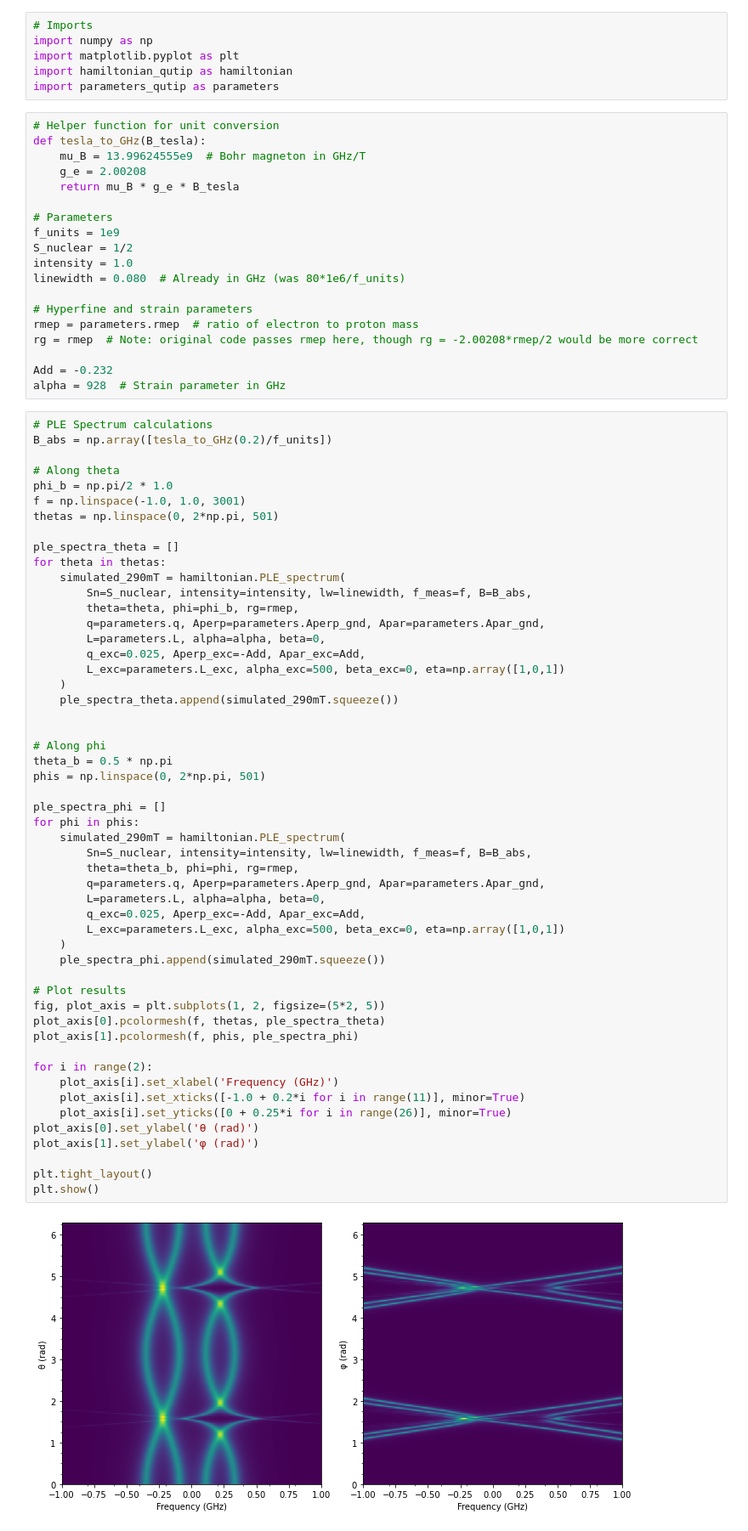
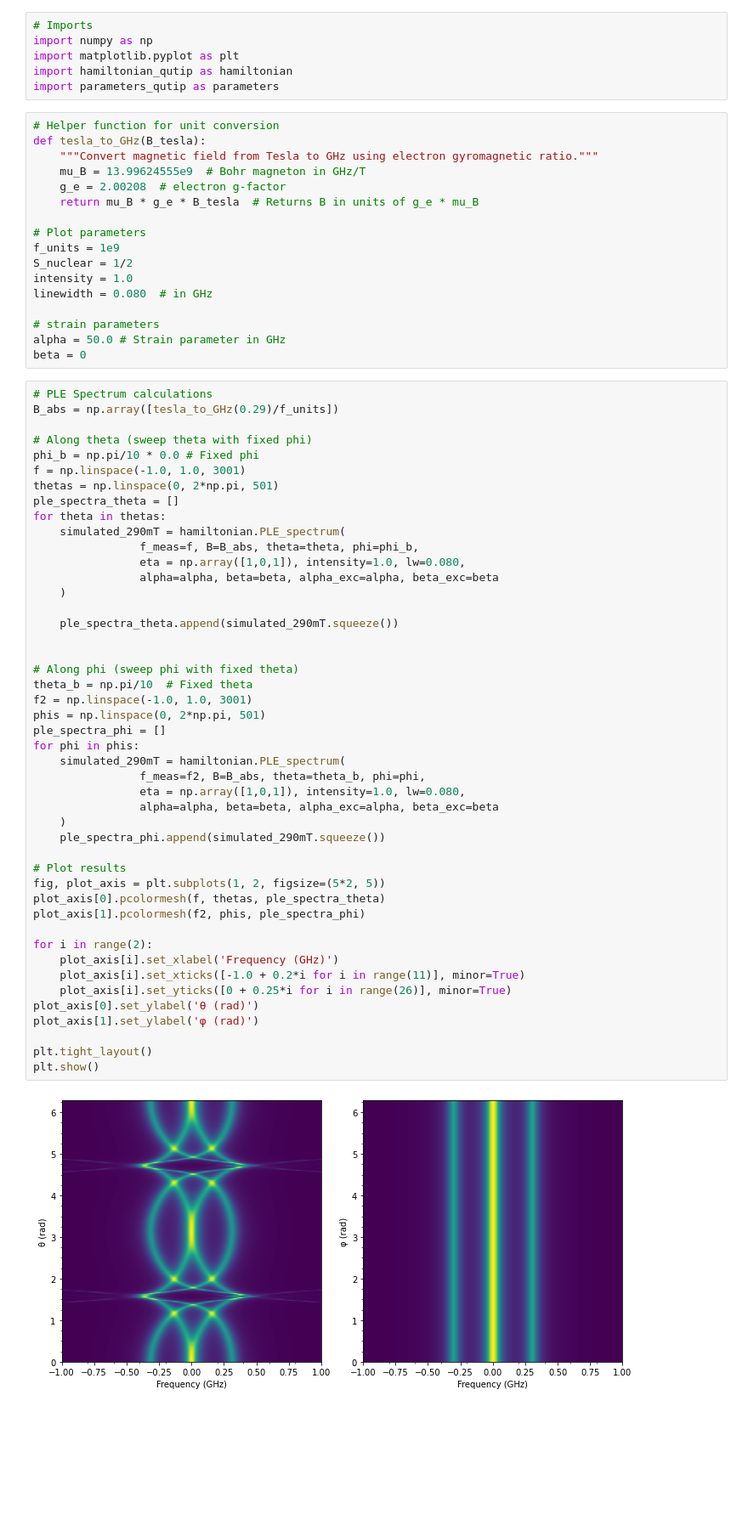
Before and after one commit to ahserhan/SnV_Qubit, a Jupyter notebook: SnV117/SnV117_spectrum_qutip.ipynb, the cells around one changed output. Shown at 85% size. Cells and saved outputs as stored; diff of their text form; blank space fills up the shorter version.

Commit message:
corrected model in qutip

```diff
--- a/SnV117/SnV117_spectrum_qutip.ipynb
+++ b/SnV117/SnV117_spectrum_qutip.ipynb
@@ -7,73 +7,65 @@ import parameters_qutip as parameters
 # %%
 # Helper function for unit conversion
 def tesla_to_GHz(B_tesla):
+    """Convert magnetic field from Tesla to GHz using electron gyromagnetic ratio."""
     mu_B = 13.99624555e9  # Bohr magneton in GHz/T
-    g_e = 2.00208
-    return mu_B * g_e * B_tesla
+    g_e = 2.00208  # electron g-factor
+    return mu_B * g_e * B_tesla  # Returns B in units of g_e * mu_B
 
-# Parameters
+# Plot parameters
 f_units = 1e9
 S_nuclear = 1/2
 intensity = 1.0
-linewidth = 0.080  # Already in GHz (was 80*1e6/f_units)
+linewidth = 0.080  # in GHz
 
-# Hyperfine and strain parameters
-rmep = parameters.rmep  # ratio of electron to proton mass
-rg = rmep  # Note: original code passes rmep here, though rg = -2.00208*rmep/2 would be more correct
-
-Add = -0.232
-alpha = 928  # Strain parameter in GHz
+# strain parameters
+alpha = 50.0 # Strain parameter in GHz
+beta = 0
 # %%
 # PLE Spectrum calculations
-B_abs = np.array([tesla_to_GHz(0.2)/f_units])
+B_abs = np.array([tesla_to_GHz(0.29)/f_units])
 
-# Along theta
-phi_b = np.pi/2 * 1.0
+# Along theta (sweep theta with fixed phi)
+phi_b = np.pi/10 * 0.0 # Fixed phi
 f = np.linspace(-1.0, 1.0, 3001)
 thetas = np.linspace(0, 2*np.pi, 501)
-
 ple_spectra_theta = []
 for theta in thetas:
     simulated_290mT = hamiltonian.PLE_spectrum(
-        Sn=S_nuclear, intensity=intensity, lw=linewidth, f_meas=f, B=B_abs,
-        theta=theta, phi=phi_b, rg=rmep,
-        q=parameters.q, Aperp=parameters.Aperp_gnd, Apar=parameters.Apar_gnd,
-        L=parameters.L, alpha=alpha, beta=0,
-        q_exc=0.025, Aperp_exc=-Add, Apar_exc=Add,
-        L_exc=parameters.L_exc, alpha_exc=500, beta_exc=0, eta=np.array([1,0,1])
+                f_meas=f, B=B_abs, theta=theta, phi=phi_b,
+                eta = np.array([1,0,1]), intensity=1.0, lw=0.080,
+                alpha=alpha, beta=beta, alpha_exc=alpha, beta_exc=beta
     )
+
     ple_spectra_theta.append(simulated_290mT.squeeze())
 
 
-# Along phi
-theta_b = 0.5 * np.pi
+# Along phi (sweep phi with fixed theta)
+theta_b = np.pi/10  # Fixed theta
+f2 = np.linspace(-1.0, 1.0, 3001)
 phis = np.linspace(0, 2*np.pi, 501)
-
 ple_spectra_phi = []
 for phi in phis:
     simulated_290mT = hamiltonian.PLE_spectrum(
-        Sn=S_nuclear, intensity=intensity, lw=linewidth, f_meas=f, B=B_abs,
-        theta=theta_b, phi=phi, rg=rmep,
-        q=parameters.q, Aperp=parameters.Aperp_gnd, Apar=parameters.Apar_gnd,
-        L=parameters.L, alpha=alpha, beta=0,
-        q_exc=0.025, Aperp_exc=-Add, Apar_exc=Add,
-        L_exc=parameters.L_exc, alpha_exc=500, beta_exc=0, eta=np.array([1,0,1])
+                f_meas=f2, B=B_abs, theta=theta_b, phi=phi,
+                eta = np.array([1,0,1]), intensity=1.0, lw=0.080,
+                alpha=alpha, beta=beta, alpha_exc=alpha, beta_exc=beta
     )
     ple_spectra_phi.append(simulated_290mT.squeeze())
 
 # Plot results
 fig, plot_axis = plt.subplots(1, 2, figsize=(5*2, 5))
 plot_axis[0].pcolormesh(f, thetas, ple_spectra_theta)
-plot_axis[1].pcolormesh(f, phis, ple_spectra_phi)
+plot_axis[1].pcolormesh(f2, phis, ple_spectra_phi)
 
 for i in range(2):
     plot_axis[i].set_xlabel('Frequency (GHz)')
     plot_axis[i].set_xticks([-1.0 + 0.2*i for i in range(11)], minor=True)
     plot_axis[i].set_yticks([0 + 0.25*i for i in range(26)], minor=True)
 plot_axis[0].set_ylabel('θ (rad)')
 plot_axis[1].set_ylabel('φ (rad)')
 
 plt.tight_layout()
 plt.show()
 # %% [output]
-[figure, old version]
+[figure, new version]
```
Also changed, not shown: parts of 3 cells of this notebook, 5 other files.
